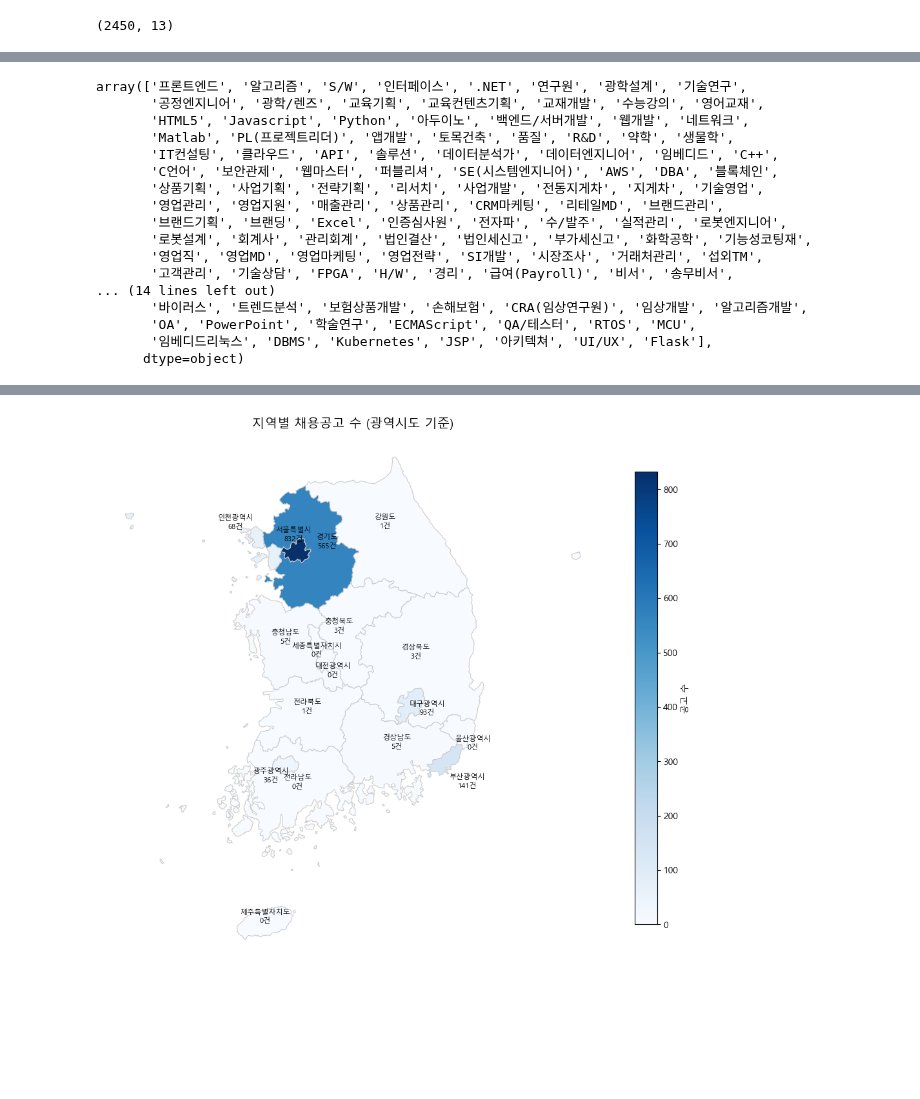
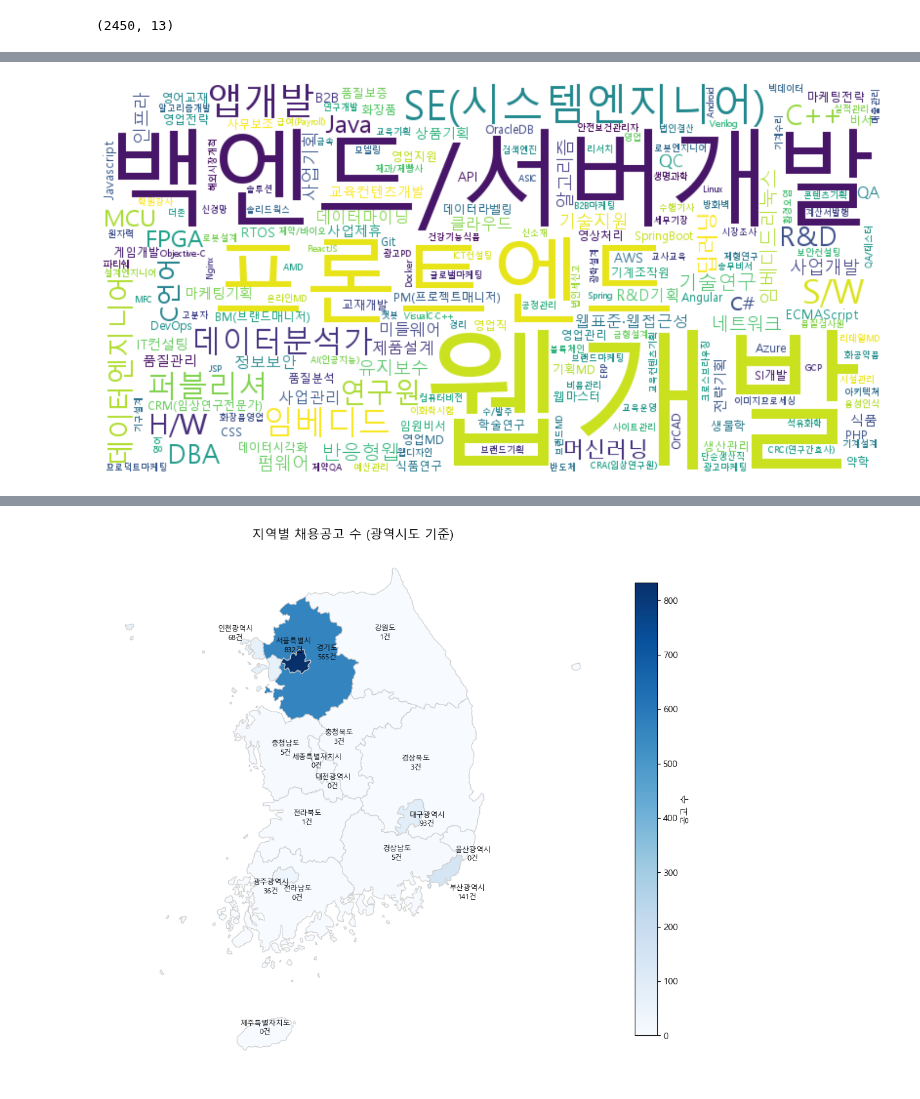
Before and after one commit to Ahn-TaeKyung/Python_Webscraping_Analysis, a Jupyter notebook: Practice/test.ipynb, the cells around one changed output, grey strips where cells are left out. Saved outputs shown, nothing was run; the diff lists cells and outputs as text; code cells hidden in the pictures; blank space fills up the shorter version.

```diff
--- a/Practice/test.ipynb
+++ b/Practice/test.ipynb
@@ -377,36 +481,20 @@ plt.show()
 # %%
 from wordcloud import WordCloud
 dev_df['직무'].loc()
 df_exploded = dev_df.explode('직무')
-# df_exploded
-# job_counts = df_exploded['직무'].value_counts()
+df_exploded
+job_counts = df_exploded['직무'].value_counts()
 
-# wordcloud = WordCloud(font_path=font_path, width=800, height=400, background_color='white', colormap='viridis')
-# wordcloud.generate_from_frequencies(job_counts.to_dict())
+wordcloud = WordCloud(font_path=font_path, width=800, height=400, background_color='white', colormap='viridis')
+wordcloud.generate_from_frequencies(job_counts.to_dict())
 
-# plt.figure(figsize=(18, 20))
-# plt.imshow(wordcloud, interpolation='bilinear')
-# plt.axis('off')
-# plt.show()
-df_exploded['직무'].unique()
+plt.figure(figsize=(18, 20))
+plt.imshow(wordcloud, interpolation='bilinear')
+plt.axis('off')
+plt.show()
+# df_exploded['직무'].unique()
 # %% [output]
-array(['프론트엔드', '알고리즘', 'S/W', '인터페이스', '.NET', '연구원', '광학설계', '기술연구',
-       '공정엔지니어', '광학/렌즈', '교육기획', '교육컨텐츠기획', '교재개발', '수능강의', '영어교재',
-       'HTML5', 'Javascript', 'Python', '아두이노', '백엔드/서버개발', '웹개발', '네트워크',
-       'Matlab', 'PL(프로젝트리더)', '앱개발', '토목건축', '품질', 'R&D', '약학', '생물학',
-       'IT컨설팅', '클라우드', 'API', '솔루션', '데이터분석가', '데이터엔지니어', '임베디드', 'C++',
-       'C언어', '보안관제', '웹마스터', '퍼블리셔', 'SE(시스템엔지니어)', 'AWS', 'DBA', '블록체인',
-       '상품기획', '사업기획', '전략기획', '리서치', '사업개발', '전동지게차', '지게차', '기술영업',
-       '영업관리', '영업지원', '매출관리', '상품관리', 'CRM마케팅', '리테일MD', '브랜드관리',
-       '브랜드기획', '브랜딩', 'Excel', '인증심사원', '전자파', '수/발주', '실적관리', '로봇엔지니어',
-       '로봇설계', '회계사', '관리회계', '법인결산', '법인세신고', '부가세신고', '화학공학', '기능성코팅재',
-       '영업직', '영업MD', '영업마케팅', '영업전략', 'SI개발', '시장조사', '거래처관리', '섭외TM',
-       '고객관리', '기술상담', 'FPGA', 'H/W', '경리', '급여(Payroll)', '비서', '송무비서',
-... (14 lines left out)
-       '바이러스', '트렌드분석', '보험상품개발', '손해보험', 'CRA(임상연구원)', '임상개발', '알고리즘개발',
-       'OA', 'PowerPoint', '학술연구', 'ECMAScript', 'QA/테스터', 'RTOS', 'MCU',
-       '임베디드리눅스', 'DBMS', 'Kubernetes', 'JSP', '아키텍쳐', 'UI/UX', 'Flask'],
-      dtype=object)
+[figure, added]
 # %%
 contract_counts = dev_df['계약종류'].value_counts()
 
```
Also changed, not shown: parts of 16 cells of this notebook, 2 other files.
